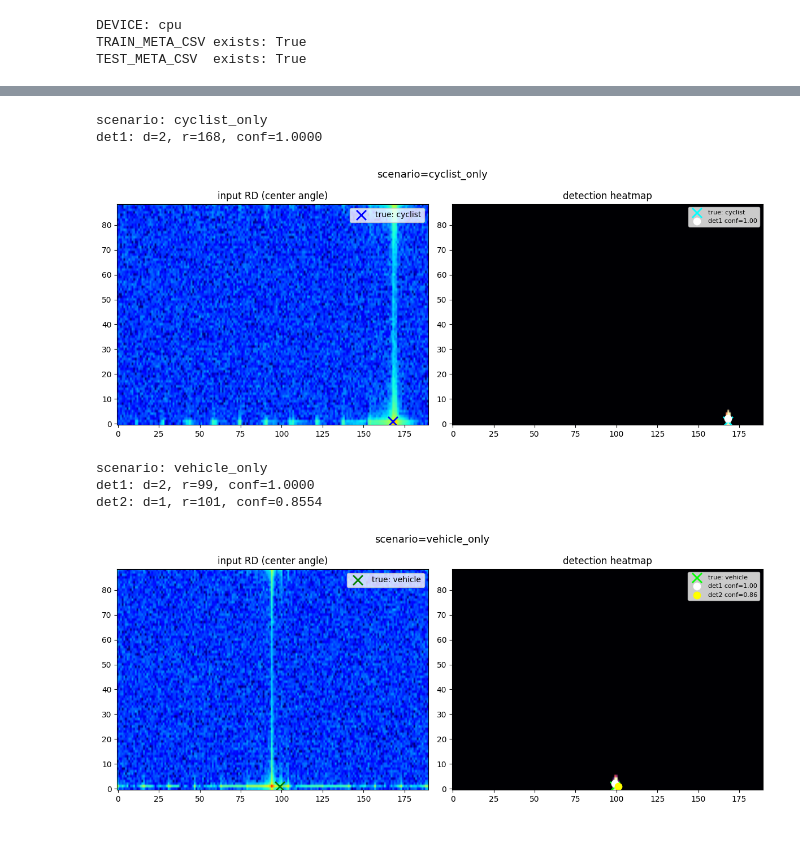
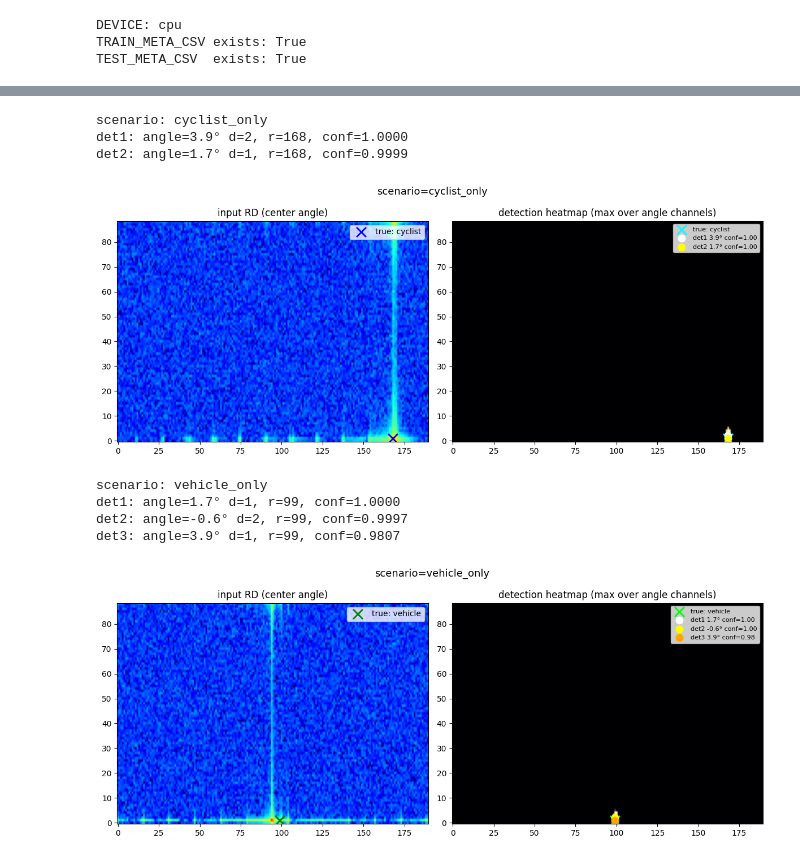
Before and after one commit to kousukeyamakubo/study, a Jupyter notebook: 400MHz変更用/check.ipynb, the cells around one changed output, grey strips where cells are left out. Saved outputs shown, nothing was run; the diff lists cells and outputs as text; code cells hidden in the pictures.

```diff
--- a/400MHz変更用/check.ipynb
+++ b/400MHz変更用/check.ipynb
@@ -473,5 +490,5 @@ best model saved to: ./best_detector_agnostic.pt
 # %%
-best_model = RadarLightUNet(in_channels=N_FIXED, out_channels=1).to(DEVICE)
+best_model = RadarLightUNet(in_channels=N_FIXED, out_channels=N_FIXED).to(DEVICE)
 best_model.load_state_dict(torch.load(MODEL_PATH, map_location=DEVICE))
 best_model.eval()
 
@@ -589,10 +614,10 @@ def collect_predictions(meta_df):
         with torch.no_grad():
             logits = best_model(x_tensor)
         peaks = decode_peaks_from_logits(logits.cpu())
+        # peaks: [(ch, d, r, conf), ...]
 
-        # ピーク数が可変なのでデフォルト値-1で埋める
-        det1_d, det1_r, det1_conf = peaks[0] if len(peaks) > 0 else (-1, -1, 0.0)
-        det2_d, det2_r, det2_conf = peaks[1] if len(peaks) > 1 else (-1, -1, 0.0)
+        det1 = peaks[0] if len(peaks) > 0 else (-1, -1, -1, 0.0)
+        det2 = peaks[1] if len(peaks) > 1 else (-1, -1, -1, 0.0)
 
         cy_true_d = int(row['cyclist_true_d_idx'])
         cy_true_r = int(row['cyclist_true_r_idx'])
@@ -606,8 +631,8 @@ def collect_predictions(meta_df):
         rows.append({
             'sample_idx': i,
             'file': row['file'],
-            'det1_d': det1_d, 'det1_r': det1_r, 'det1_conf': det1_conf,
-            'det2_d': det2_d, 'det2_r': det2_r, 'det2_conf': det2_conf,
+            'det1_d': det1[1], 'det1_r': det1[2], 'det1_conf': det1[3],
+            'det2_d': det2[1], 'det2_r': det2[2], 'det2_conf': det2[3],
             'cy_true_d': cy_true_d, 'cy_true_r': cy_true_r,
             've_true_d': ve_true_d, 've_true_r': ve_true_r,
             'cy_d_err': cy_d - cy_true_d, 'cy_r_err': cy_r - cy_true_r,
@@ -730,14 +760,14 @@ for _, row in pred_df.iterrows():
     with torch.no_grad():
         logits = best_model(x_tensor)
     peaks = decode_peaks_from_logits(logits.cpu())
+    # peaks: [(ch, d, r, conf), ...]
 
     cy_r = int(row['cy_true_r']); cy_d = int(row['cy_true_d'])
     ve_r = int(row['ve_true_r']); ve_d = int(row['ve_true_d'])
 
-    # 各真値への最近傍 range 誤差
     if len(peaks) > 0:
-        cy_min_dr = min(abs(p[1] - cy_r) for p in peaks)
-        ve_min_dr = min(abs(p[1] - ve_r) for p in peaks)
+        cy_min_dr = min(abs(p[2] - cy_r) for p in peaks)
+        ve_min_dr = min(abs(p[2] - ve_r) for p in peaks)
     else:
         cy_min_dr = ve_min_dr = 999
 
@@ -750,7 +780,6 @@ for _, row in pred_df.iterrows():
 
 det_df = pd.DataFrame(rows)
 
-# r_diff ごとに集計 (失敗ゾーンのみ)
 print(f"{'r_diff':>7}  {'total':>5}  {'n=0':>5}  {'n=1':>5}  {'n=2':>5}  {'cy_min_dr':>10}  {'ve_min_dr':>10}")
 print("-" * 60)
 for d in sorted(det_df['r_diff'].unique()):
@@ -764,11 +793,9 @@ for d in sorted(det_df['r_diff'].unique()):
     ve_med = sub['ve_min_dr'].median()
     print(f"{d:>7}  {len(sub):>5}  {n0:>5}  {n1:>5}  {n2:>5}  {cy_med:>10.1f}  {ve_med:>10.1f}")
 
-# 可視化
 fig, axes = plt.subplots(1, 2, figsize=(13, 4))
 fig.suptitle('detections, nearest neighbors vs r_diff')
 
-# 左: 検出数の割合
 diffs = sorted(det_df['r_diff'].unique())
 diffs_plot = [d for d in diffs if d <= 20]
 n0_rate = [((det_df[det_df['r_diff']==d]['n_peaks']==0).sum()/len(det_df[det_df['r_diff']==d])) for d in diffs_plot]
@@ -778,10 +805,9 @@ axes[0].bar(diffs_plot, n2_rate, label='n=2+', color='steelblue')
 axes[0].bar(diffs_plot, n1_rate, bottom=n2_rate, label='n=1', color='orange')
 axes[0].bar(diffs_plot, n0_rate, bottom=[a+b for a,b in zip(n2_rate,n1_rate)], label='n=0', color='tomato')
 axes[0].axvline(12.5, color='gray', linestyle='--', label='threshold')
-axes[0].set_xlabel('r_diff (bins)'); axes[0].set_ylabel('propotion')
+axes[0].set_xlabel('r_diff (bins)'); axes[0].set_ylabel('proportion')
 axes[0].set_title('distribution'); axes[0].legend()
 
-# 右: 真値への最近傍距離の中央値
 cy_meds = [det_df[det_df['r_diff']==d]['cy_min_dr'].median() for d in diffs_plot]
 ve_meds = [det_df[det_df['r_diff']==d]['ve_min_dr'].median() for d in diffs_plot]
 axes[1].plot(diffs_plot, cy_meds, 'b-o', label='nearest range to cyclist')
@@ -836,8 +862,4 @@ min  -1.000000 -1.000000  0.000000 -3.000000
 # %%
-# === 単一物体サンプルでのチャンネル抑制確認 ===
-# cyclist_only → ch0にピーク・ch1がフラット になるか
-# vehicle_only → ch0がフラット・ch1にピーク になるか
-
 def show_channel_suppression(scenario, sample_idx=0):
     single_df = pd.read_csv("./learn_dataset_single_object/metadata.csv")
     single_df = single_df[single_df["scenario"] == scenario].reset_index(drop=True)
@@ -853,8 +875,7 @@ def show_channel_suppression(scenario, sample_idx=0):
     with torch.no_grad():
         logits = best_model(x_tensor)
 
-    heatmap = torch.sigmoid(logits)[0, 0].cpu().numpy()  # (H, W) 1chのみ
-
+    heatmap = torch.sigmoid(logits)[0].max(dim=0).values.cpu().numpy()
     peaks = decode_peaks_from_logits(logits.cpu())
 
     valid_cy = 1 if str(row["valid_cyclist"]).strip() in ("1", "True") else 0
@@ -865,45 +886,48 @@ def show_channel_suppression(scenario, sample_idx=0):
     ve_true_r = int(row["vehicle_true_r_idx"])
 
     print(f"scenario: {scenario}")
-    for j, (pk_d, pk_r, pk_c) in enumerate(peaks):
-        print(f"det{j+1}: d={pk_d}, r={pk_r}, conf={pk_c:.4f}")
+    for j, (pk_ch, pk_d, pk_r, pk_c) in enumerate(peaks):
+        print(f"det{j+1}: angle={FIXED_ANGLES[pk_ch]:.1f}° d={pk_d}, r={pk_r}, conf={pk_c:.4f}")
 
     rd_db = x[N_FIXED // 2]
     fig, axes = plt.subplots(1, 2, figsize=(12, 5))
     fig.suptitle(f"scenario={scenario}", fontsize=13)
 
-    axes[0].imshow(rd_db, aspect="auto", origin="lower", cmap="jet", vmin = -90, vmax = 0)
+    axes[0].imshow(rd_db, aspect="auto", origin="lower", cmap="jet", vmin=-90, vmax=0)
     if valid_cy:
         axes[0].scatter([cy_true_r], [cy_true_d], c="blue",  marker="x", s=150, linewidths=2, label="true: cyclist")
     if valid_ve:
         axes[0].scatter([ve_true_r], [ve_true_d], c="green", marker="x", s=150, linewidths=2, label="true: vehicle")
     axes[0].set_title("input RD (center angle)")
     axes[0].legend()
 
     axes[1].imshow(heatmap, aspect="auto", origin="lower", cmap="magma")
     if valid_cy:
         axes[1].scatter([cy_true_r], [cy_true_d], c="cyan",  marker="x", s=150, linewidths=2, label="true: cyclist")
     if valid_ve:
         axes[1].scatter([ve_true_r], [ve_true_d], c="lime",  marker="x", s=150, linewidths=2, label="true: vehicle")
     colors = ["white", "yellow", "orange", "red"]
-    for j, (pk_d, pk_r, pk_c) in enumerate(peaks):
-        axes[1].scatter([pk_r], [pk_d], c=colors[j % len(colors)], marker="o", s=80, label=f"det{j+1} conf={pk_c:.2f}")
-    axes[1].set_title("detection heatmap")
+    for j, (pk_ch, pk_d, pk_r, pk_c) in enumerate(peaks):
+        axes[1].scatter([pk_r], [pk_d], c=colors[j % len(colors)], marker="o", s=80,
+                        label=f"det{j+1} {FIXED_ANGLES[pk_ch]:.1f}° conf={pk_c:.2f}")
+    axes[1].set_title("detection heatmap (max over angle channels)")
     axes[1].legend(fontsize=8)
 
     plt.tight_layout()
     plt.show()
 
 show_channel_suppression("cyclist_only", sample_idx=0)
 show_channel_suppression("vehicle_only", sample_idx=0)
 # %% [output]
 scenario: cyclist_only
-det1: d=2, r=168, conf=1.0000
+det1: angle=3.9° d=2, r=168, conf=1.0000
+det2: angle=1.7° d=1, r=168, conf=0.9999
-[figure, old version]
+[figure, new version]
 scenario: vehicle_only
-det1: d=2, r=99, conf=1.0000
-det2: d=1, r=101, conf=0.8554
+det1: angle=1.7° d=1, r=99, conf=1.0000
+det2: angle=-0.6° d=2, r=99, conf=0.9997
+det3: angle=3.9° d=1, r=99, conf=0.9807
-[figure, old version]
+[figure, new version]
 # %%
 # === シナリオテストデータでの推論 (検出数ベース) ===
 import torch, matplotlib.pyplot as plt
```
Also changed, not shown: parts of 15 cells of this notebook, 1 other file.
